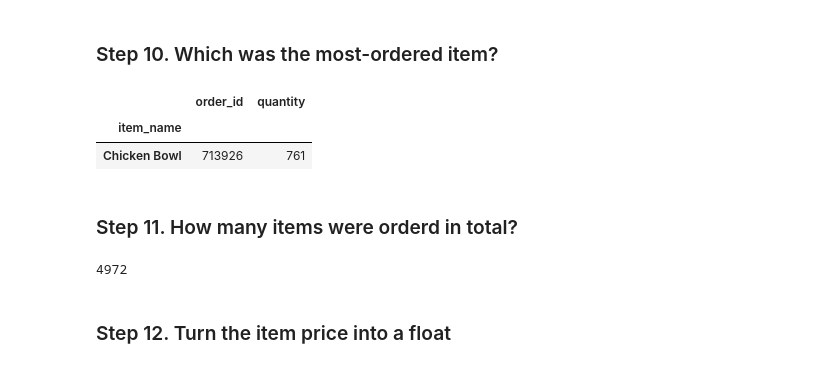
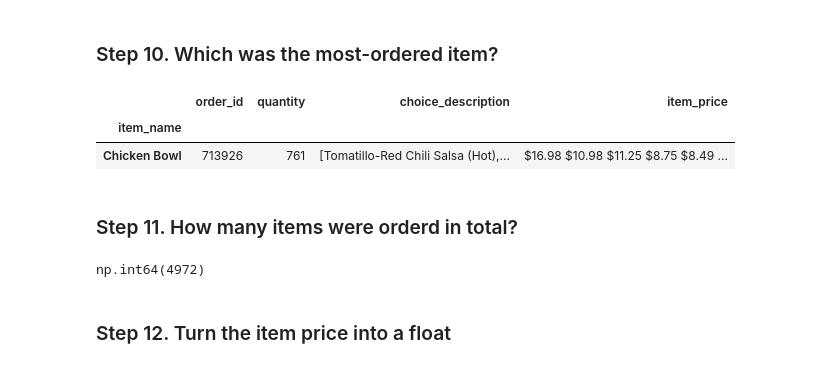
Before and after one commit to NeelHGohel/SEM-5, a Jupyter notebook: Data Mining/Lab-04/Lab_04.ipynb, the cells around one changed output. Saved outputs shown, nothing was run; the diff lists cells and outputs as text; code cells hidden in the pictures.

```diff
--- a/Data Mining/Lab-04/Lab_04.ipynb
+++ b/Data Mining/Lab-04/Lab_04.ipynb
@@ -16,6 +19,8 @@
 ### Step 2. Import the dataset from this [address](https://raw.githubusercontent.com/justmarkham/DAT8/master/data/chipotle.tsv).
 # %% [markdown]
 ### Step 3. Assign it to a variable called chipo.
+# %%
+chipo=pd.read_csv("https://raw.githubusercontent.com/justmarkham/DAT8/master/data/chipotle.tsv",sep='\t')
 # %% [markdown]
 ### Step 4. See the first 10 entries
 # %%
@@ -75,15 +87,17 @@ RangeIndex(start=0, stop=4622, step=1)
 # %% [markdown]
 ### Step 10. Which was the most-ordered item?
 # %%
+chipo.groupby('item_name').sum().sort_values(['quantity'],ascending=False).head(1)
 # %% [output]
-|  | order_id | quantity |
-| item_name |  |  |
-| Chicken Bowl | 713926 | 761 |
+|  | order_id | quantity | choice_description | item_price |
+| item_name |  |  |  |  |
+| Chicken Bowl | 713926 | 761 | [Tomatillo-Red Chili Salsa (Hot),... | $16.98 $10.98 $11.25 $8.75 $8.49 ... |
 # %% [markdown]
 ### Step 11. How many items were orderd in total?
 # %%
+chipo['quantity'].sum()
 # %% [output]
-4972
+np.int64(4972)
 # %% [markdown]
 ### Step 12. Turn the item price into a float
 # %% [markdown]
```
Also changed, not shown: parts of 16 cells of this notebook.
